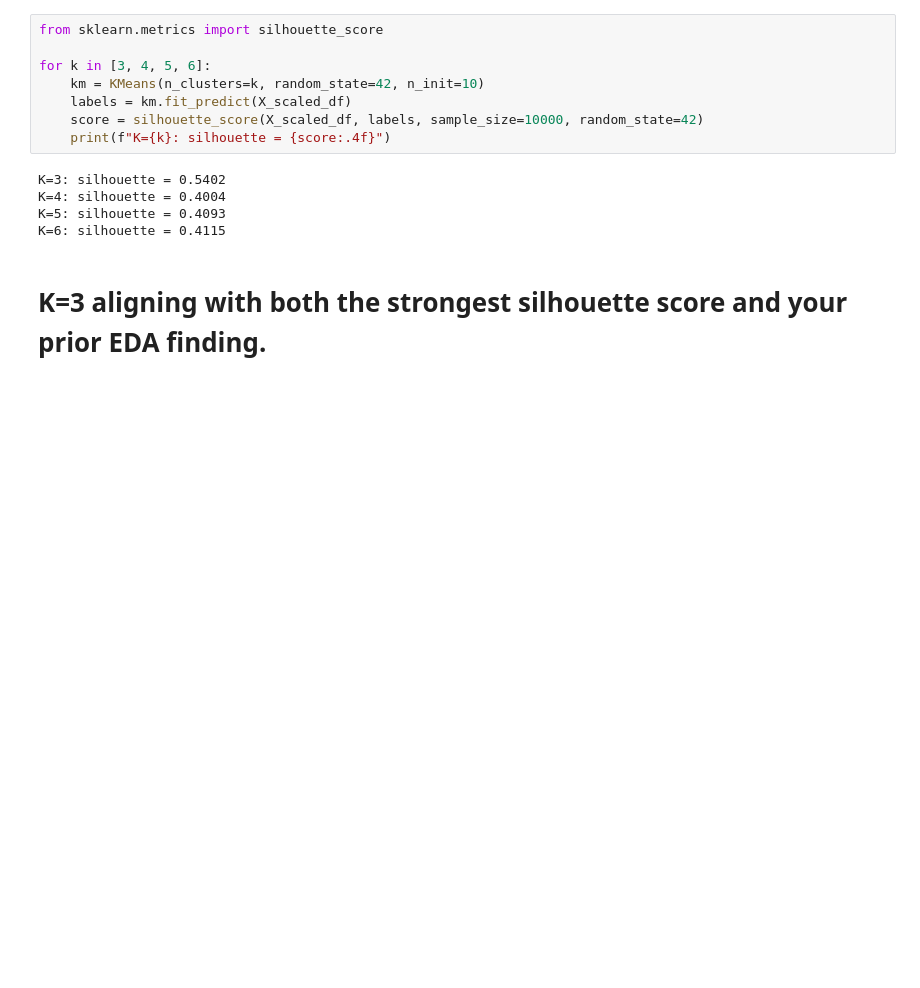
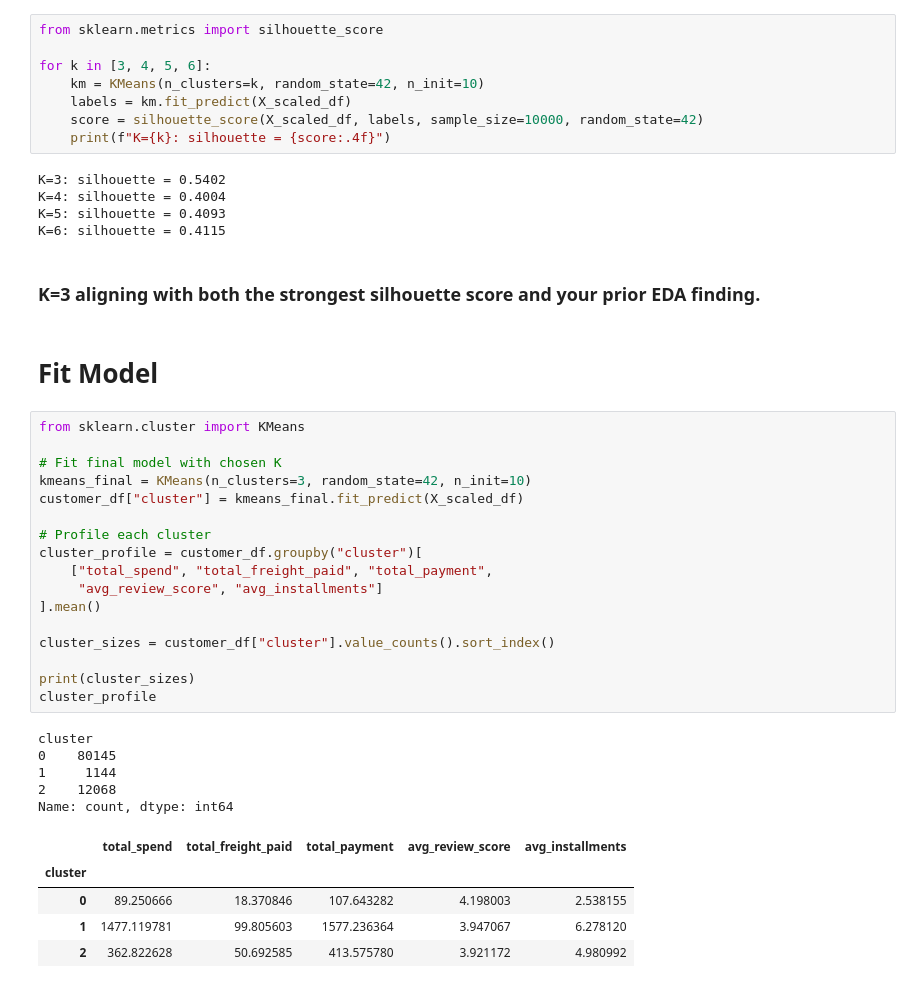
Before and after one commit to nayeem29dse/Olist-customer-and-geo-segmentation-with-K-Means-Clustering, a Jupyter notebook: modeling.ipynb, the cells around one changed output. Cells and saved outputs as stored; diff of their text form; blank space fills up the shorter version.

Commit message:
fit model

```diff
--- a/modeling.ipynb
+++ b/modeling.ipynb
@@ -78,4 +78,34 @@ K=4: silhouette = 0.4004
 K=5: silhouette = 0.4093
 K=6: silhouette = 0.4115
 # %% [markdown]
-# K=3 aligning with both the strongest silhouette score and your prior EDA finding.
+### K=3 aligning with both the strongest silhouette score and your prior EDA finding.
+# %% [markdown]
+# Fit Model
+# %%
+from sklearn.cluster import KMeans
+
+# Fit final model with chosen K
+kmeans_final = KMeans(n_clusters=3, random_state=42, n_init=10)
+customer_df["cluster"] = kmeans_final.fit_predict(X_scaled_df)
+
+# Profile each cluster
+cluster_profile = customer_df.groupby("cluster")[
+    ["total_spend", "total_freight_paid", "total_payment",
+     "avg_review_score", "avg_installments"]
+].mean()
+
+cluster_sizes = customer_df["cluster"].value_counts().sort_index()
+
+print(cluster_sizes)
+cluster_profile
+# %% [output]
+cluster
+0    80145
+1     1144
+2    12068
+Name: count, dtype: int64
+|  | total_spend | total_freight_paid | total_payment | avg_review_score | avg_installments |
+| cluster |  |  |  |  |  |
+| 0 | 89.250666 | 18.370846 | 107.643282 | 4.198003 | 2.538155 |
+| 1 | 1477.119781 | 99.805603 | 1577.236364 | 3.947067 | 6.278120 |
+| 2 | 362.822628 | 50.692585 | 413.575780 | 3.921172 | 4.980992 |
```
Also changed, not shown: parts of 1 cell of this notebook.
